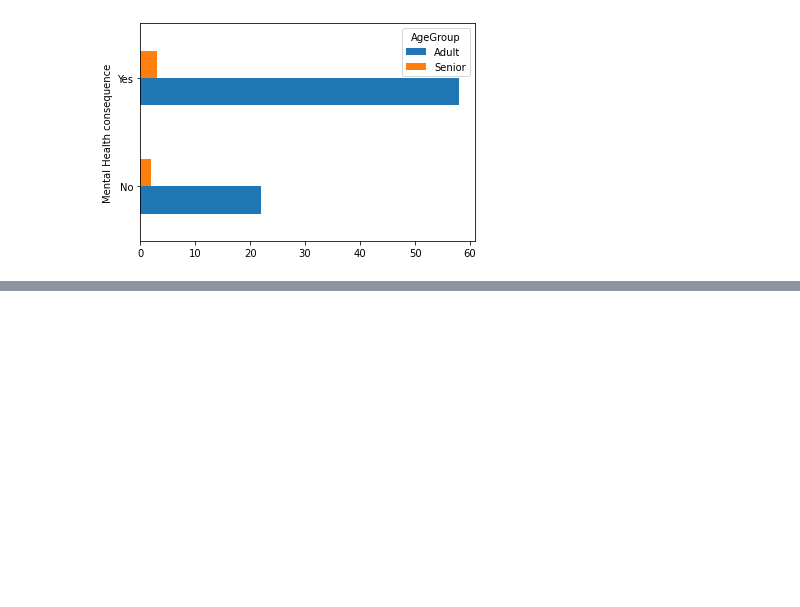
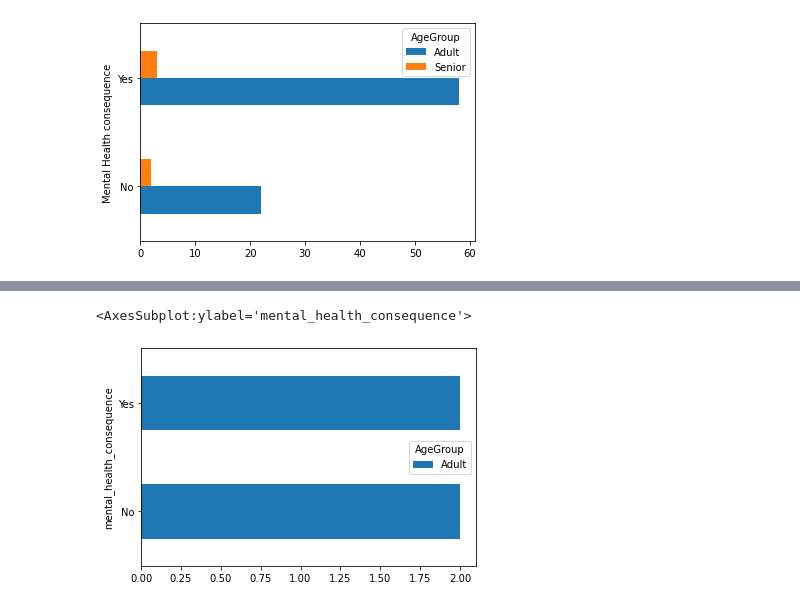
Before and after one commit to KANISHKASAXENA009/DataAnalysisToolsProject, a Jupyter notebook: DataToolsProjectAssignment.ipynb, the cells around one changed output, grey strips where cells are left out. Drawn from its saved outputs; the diff is of its cells as text; code cells hidden in the pictures; blank space fills up the shorter version.

```diff
--- a/DataToolsProjectAssignment.ipynb
+++ b/DataToolsProjectAssignment.ipynb
@@ -128,0 +137,7 @@ database5.plot(kind='barh', xlabel="Mental Health consequence", ylabel="count")
+# %%
+surveydata2=surveydata.groupby(['mental_health_consequence','AgeGroup']).size()
+surveydata2=surveydata2.unstack()
+surveydata2.plot(kind='barh')
+# %% [output]
+<AxesSubplot:ylabel='mental_health_consequence'>
+[figure, added]
```
Also changed, not shown: parts of 2 cells of this notebook.
